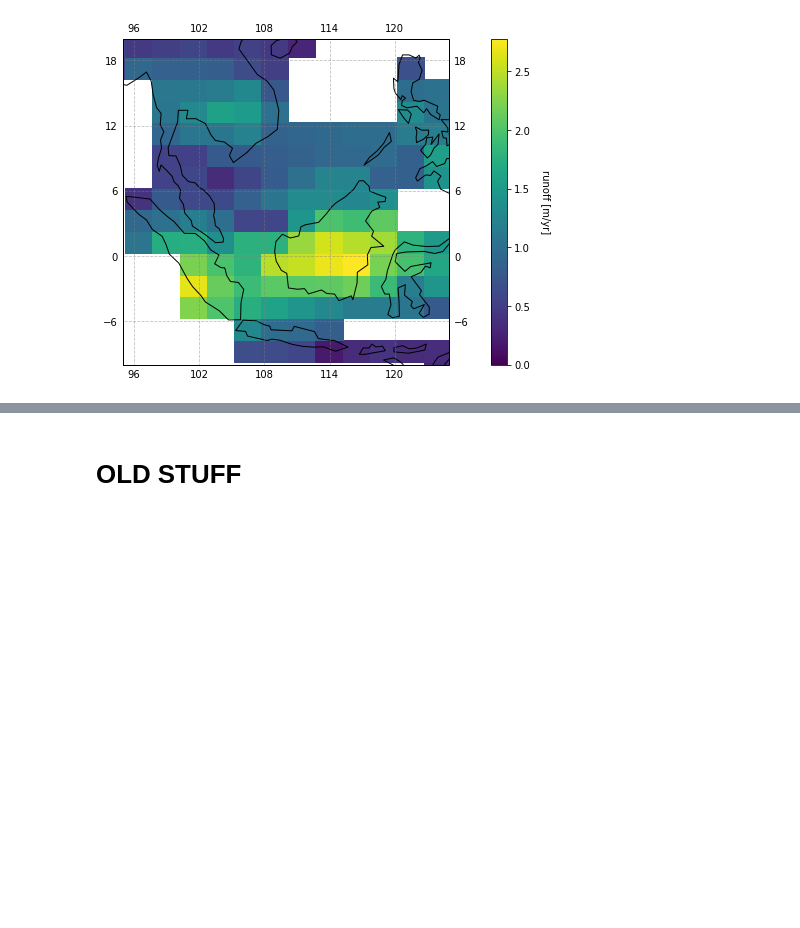
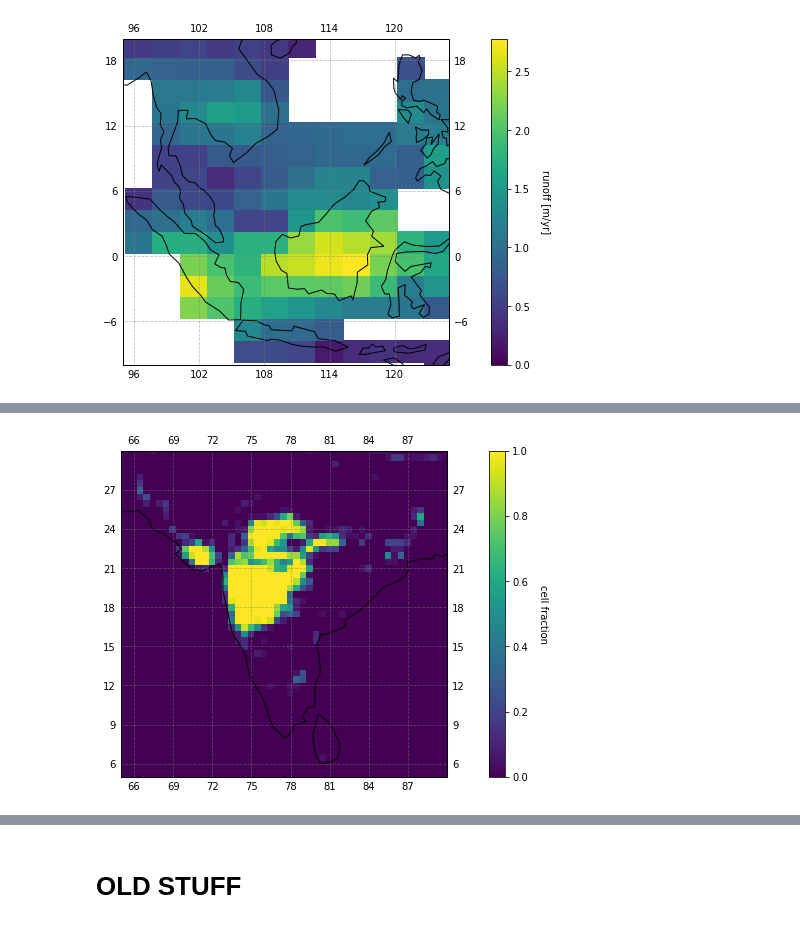
Before and after one commit to Swanson-Hysell-Group/GEOCLIM_Modern, a Jupyter notebook: Code/Notebooks/lithology_masks_7d.ipynb, the cells around one changed output, grey strips where cells are left out. Saved outputs shown, nothing was run; the diff lists cells and outputs as text; code cells hidden in the pictures; blank space fills up the shorter version.

```diff
--- a/Code/Notebooks/lithology_masks_7d.ipynb
+++ b/Code/Notebooks/lithology_masks_7d.ipynb
@@ -1655,0 +1676,11 @@ runoff_nc.close()
+# %%
+lith_mask_noDeccan = lith_mask_360_720.copy()
+
+fig, ax = plot_z(lith_mask_noDeccan[:,:,4], lat_360_720, lon_360_720, 'cell fraction', coastlines=True, output=True)
+
+ax.set_xlim(65,90)
+ax.set_ylim(5,30)
+
+plt.show()
+# %% [output]
+[figure, added]
```
Also changed, not shown: parts of 16 cells of this notebook, 1 other file.
